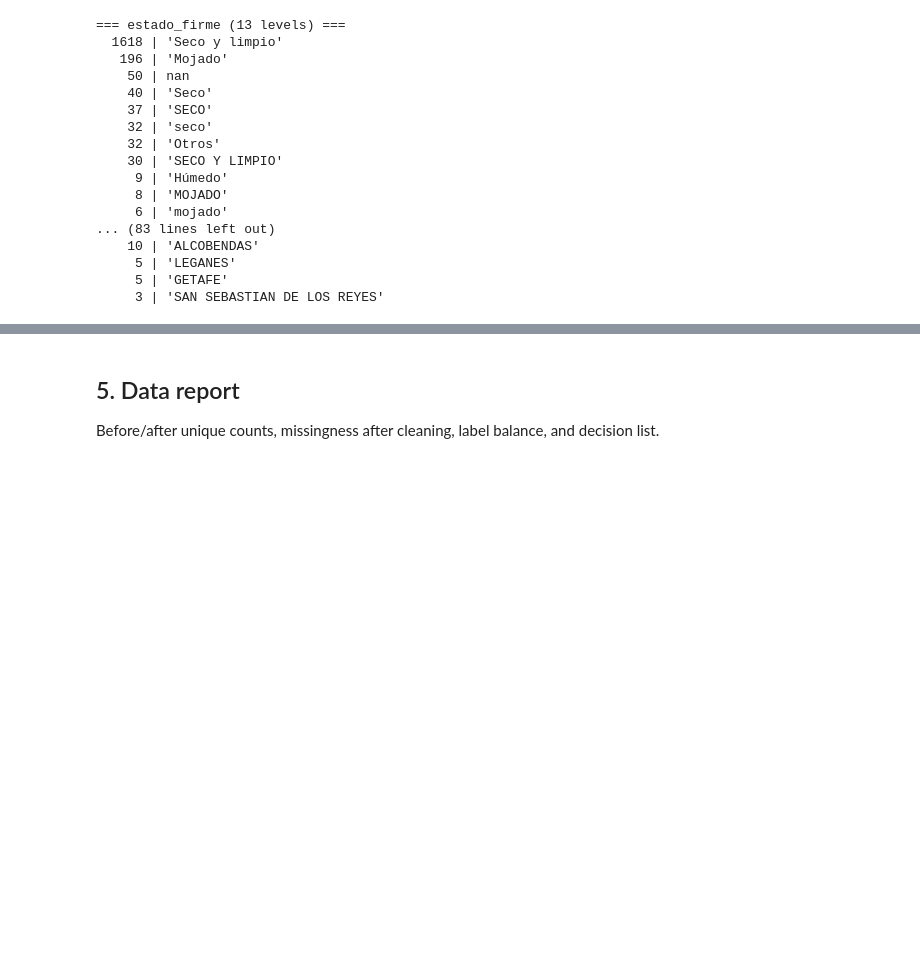
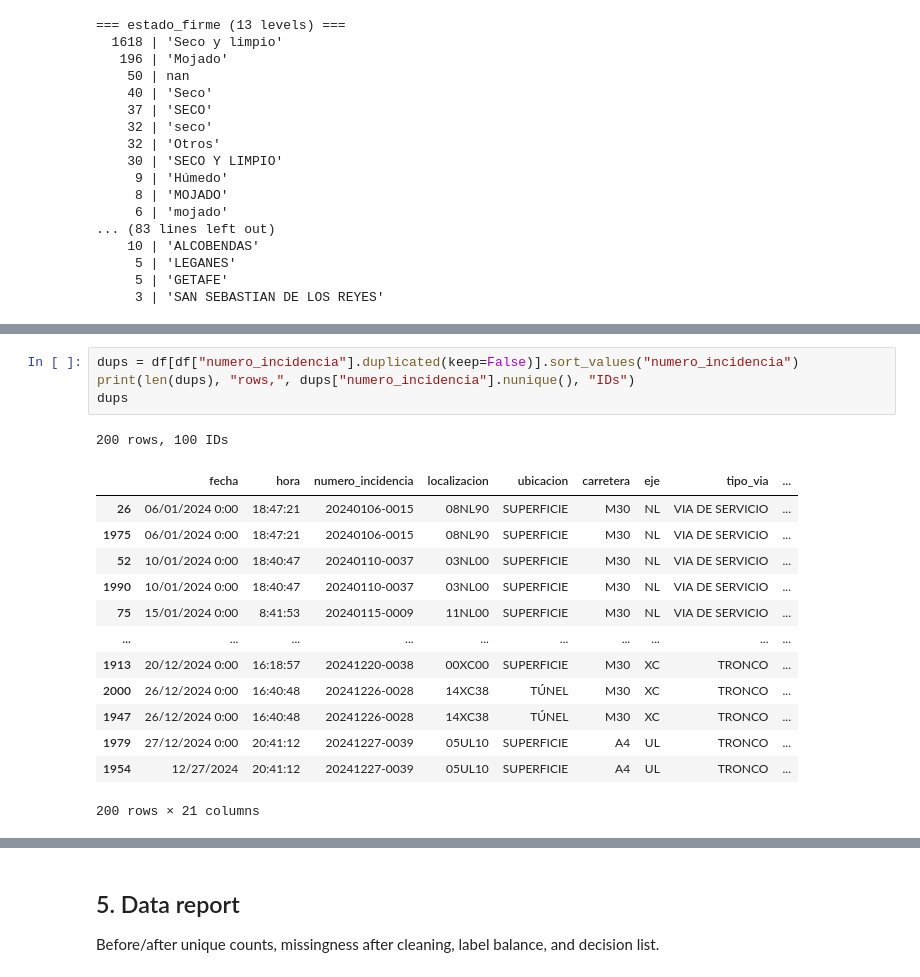
Before and after one commit to PabloCarreras7/Project-UC3M, a Jupyter notebook: 1_2_severity/data_cleaning.ipynb, the cells around one changed output, grey strips where cells are left out. Cells and saved outputs as stored; diff of their text form; blank space fills up the shorter version.

```diff
--- a/1_2_severity/data_cleaning.ipynb
+++ b/1_2_severity/data_cleaning.ipynb
@@ -128,0 +171,19 @@ for c in CLEAN_COLS:
+# %%
+dups = df[df["numero_incidencia"].duplicated(keep=False)].sort_values("numero_incidencia")
+print(len(dups), "rows,", dups["numero_incidencia"].nunique(), "IDs")
+dups
+# %% [output]
+200 rows, 100 IDs
+|  | fecha | hora | numero_incidencia | localizacion | ubicacion | carretera | eje | tipo_via | ... |
+| 26 | 06/01/2024 0:00 | 18:47:21 | 20240106-0015 | 08NL90 | SUPERFICIE | M30 | NL | VIA DE SERVICIO | ... |
+| 1975 | 06/01/2024 0:00 | 18:47:21 | 20240106-0015 | 08NL90 | SUPERFICIE | M30 | NL | VIA DE SERVICIO | ... |
+| 52 | 10/01/2024 0:00 | 18:40:47 | 20240110-0037 | 03NL00 | SUPERFICIE | M30 | NL | VIA DE SERVICIO | ... |
+| 1990 | 10/01/2024 0:00 | 18:40:47 | 20240110-0037 | 03NL00 | SUPERFICIE | M30 | NL | VIA DE SERVICIO | ... |
+| 75 | 15/01/2024 0:00 | 8:41:53 | 20240115-0009 | 11NL00 | SUPERFICIE | M30 | NL | VIA DE SERVICIO | ... |
+| ... | ... | ... | ... | ... | ... | ... | ... | ... | ... |
+| 1913 | 20/12/2024 0:00 | 16:18:57 | 20241220-0038 | 00XC00 | SUPERFICIE | M30 | XC | TRONCO | ... |
+| 2000 | 26/12/2024 0:00 | 16:40:48 | 20241226-0028 | 14XC38 | TÚNEL | M30 | XC | TRONCO | ... |
+| 1947 | 26/12/2024 0:00 | 16:40:48 | 20241226-0028 | 14XC38 | TÚNEL | M30 | XC | TRONCO | ... |
+| 1979 | 27/12/2024 0:00 | 20:41:12 | 20241227-0039 | 05UL10 | SUPERFICIE | A4 | UL | TRONCO | ... |
+| 1954 | 12/27/2024 | 20:41:12 | 20241227-0039 | 05UL10 | SUPERFICIE | A4 | UL | TRONCO | ... |
+200 rows × 21 columns
```
Also changed, not shown: parts of 17 cells of this notebook, 6 other files.
